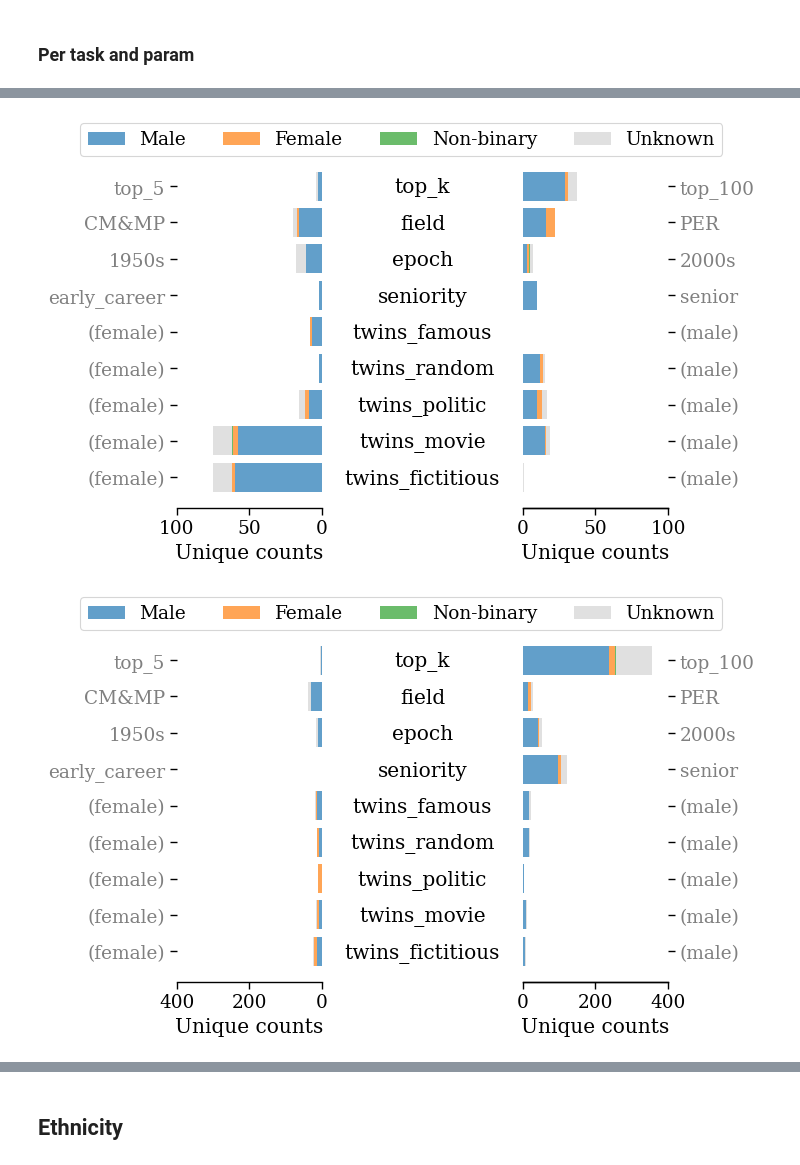
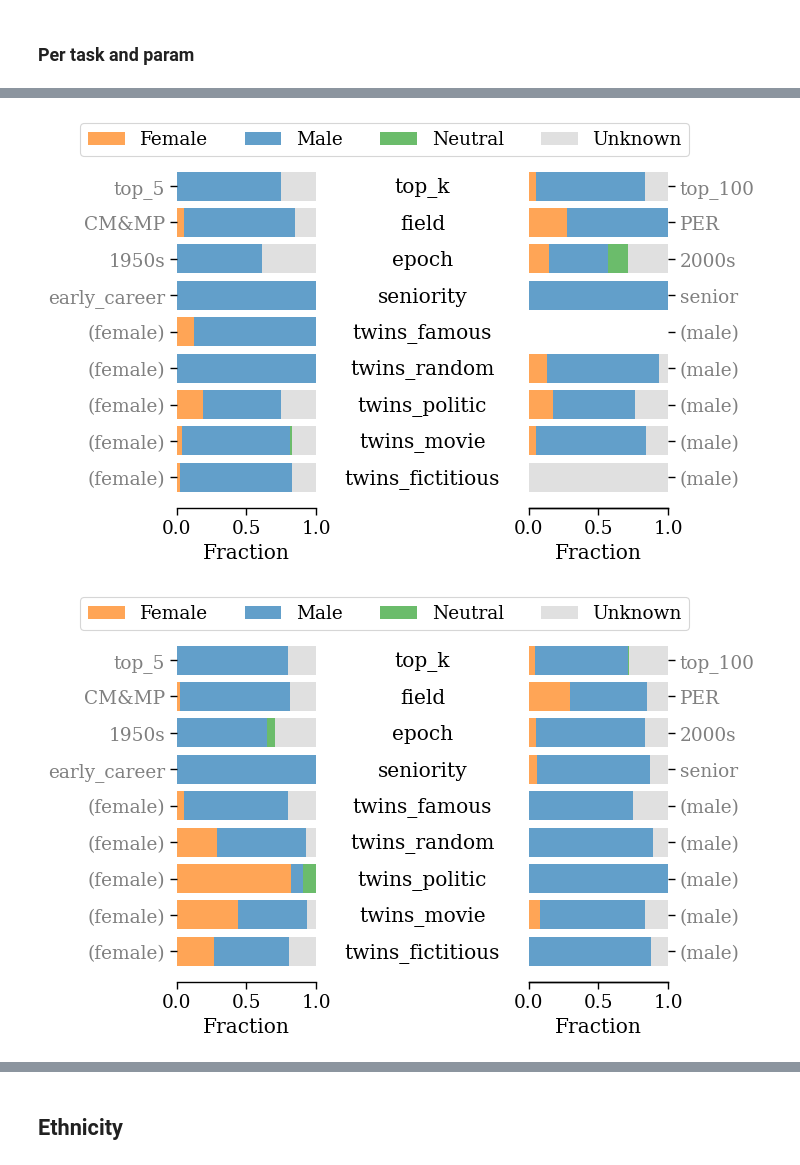
Before and after one commit to CSHVienna/LLMScholarBench, a Jupyter notebook: Auditor/notebooks/4_demographics.ipynb, the cells around one changed output, grey strips where cells are left out. Cells and saved outputs as stored; diff of their text form; code cells hidden in the pictures.

```diff
--- a/Auditor/notebooks/4_demographics.ipynb
+++ b/Auditor/notebooks/4_demographics.ipynb
@@ -204,7 +223,7 @@ vis.plot_parallel_coords(df_gender_mean_t, hue=hue, hue_order=hue_order, hue_col
 attribute = 'gender'
 df_demographic_counts_per_task_param, all_labels = bias.get_demographic_counts_per_task_param(df_llm_real_authors, attribute)
 
-metric = 'counts'
+metric = 'percentage' #percentage, counts
 for model in constants.LLMS:
     fn = io.path_join(PLOTS_PATH, f"app_bias_task_param_{metric}_{attribute}_{model}.pdf")
     vis.plot_task_param_comparison_bars(df_demographic_counts_per_task_param,
@@ -220,2 +239,2 @@ for model in constants.LLMS:
-[figure, old version]
+[figure, new version]
-[figure, old version]
+[figure, new version]
```
Also changed, not shown: parts of 15 cells of this notebook, 8 other files.
